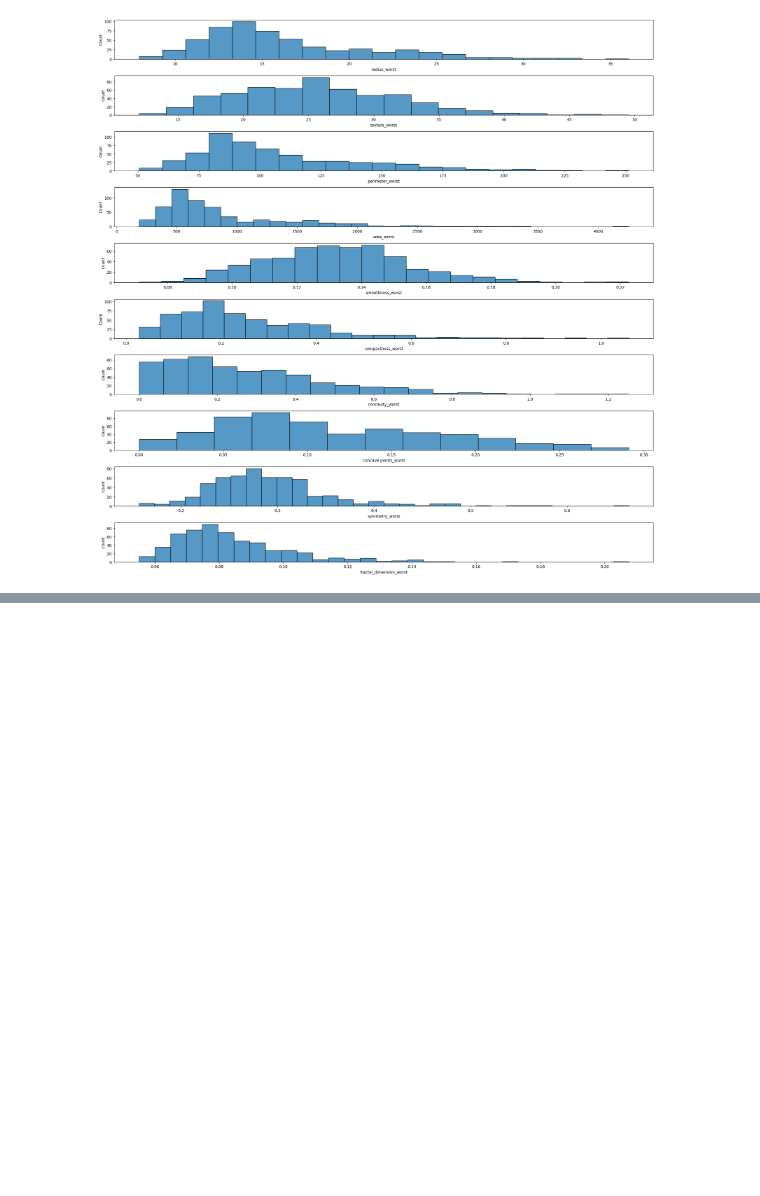
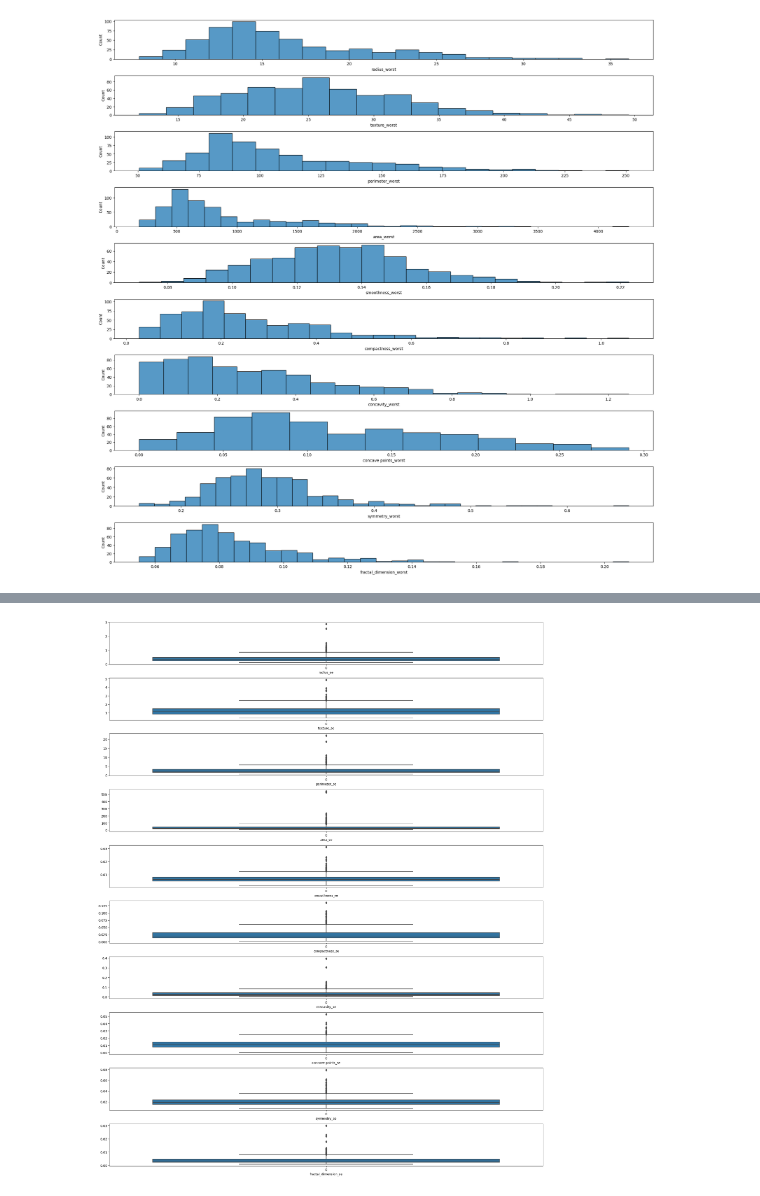
Before and after one commit to INCREDIBLE-AURNOB/Cancer-data-EDA-, a Jupyter notebook: cancer_data_prediction.ipynb, the cells around one changed output, grey strips where cells are left out. Cells and saved outputs as stored; diff of their text form; code cells hidden in the pictures; blank space fills up the shorter version.

```diff
--- a/cancer_data_prediction.ipynb
+++ b/cancer_data_prediction.ipynb
@@ -150,0 +165,6 @@ plot_histograms(df, plot_columns)
+# %%
+plot_columns=['radius_se','texture_se','perimeter_se', 'area_se',
+              'smoothness_se','compactness_se','concavity_se','concave points_se','symmetry_se','fractal_dimension_se']
+box_plot(df, plot_columns)
+# %% [output]
+[figure, added]
```
Also changed, not shown: parts of 3 cells of this notebook.
